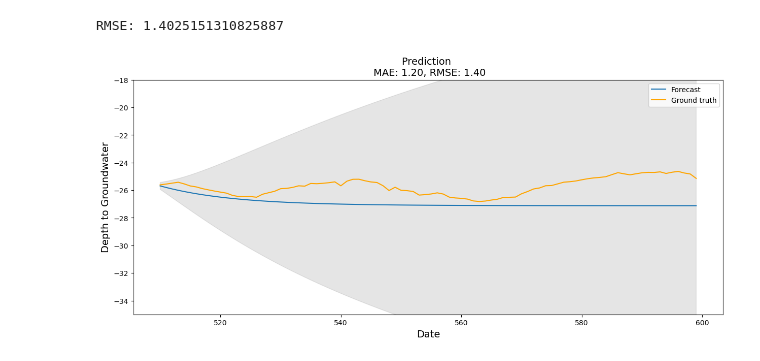
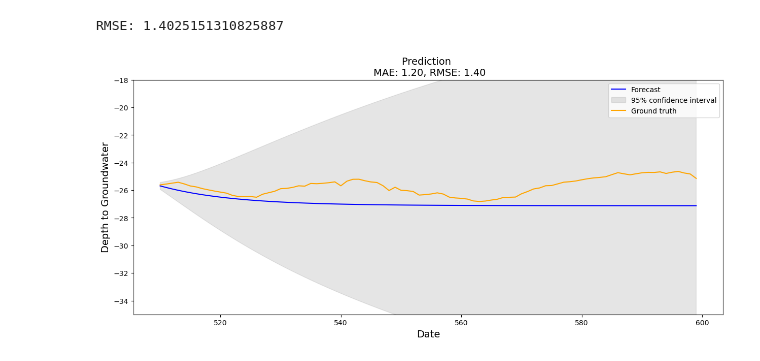
Before and after one commit to Sanath98-webdev/Projects, a Jupyter notebook: Timeseries/Timeseries.ipynb, the cells around one changed output. Drawn from its saved outputs; the diff is of its cells as text; code cells hidden in the pictures.

Commit message:
Added Auto ARIMA forecasting

```diff
--- a/Timeseries/Timeseries.ipynb
+++ b/Timeseries/Timeseries.ipynb
@@ -744,31 +744,31 @@ print(Fore.GREEN + 'RMSE: {}'.format(score_rmse))
 RMSE: 1.4025151310825887
 # %%
 # Generate predictions
-pred = model_fit.get_forecast(steps=599)
+pred = model_fit.get_forecast(steps=len(y_val))
 pred_conf = pred.conf_int()
 
 # Set up the figure and axes
 f, ax = plt.subplots(1)
 f.set_figheight(6)
 f.set_figwidth(15)
 
 # Plot the forecasted values
-ax.plot(pred.predicted_mean.index, pred.predicted_mean, label='Forecast')
-ax.fill_between(pred_conf.index, pred_conf.iloc[:, 0], pred_conf.iloc[:, 1], color='gray', alpha=0.2)
+ax.plot(pred.predicted_mean.index, pred.predicted_mean, label='Forecast', color='blue')
+ax.fill_between(pred_conf.index, pred_conf.iloc[:, 0], pred_conf.iloc[:, 1], color='gray', alpha=0.2, label='95% confidence interval')
 
 # Plot the ground truth
 sns.lineplot(x=x_val.index, y=y_val['y'], ax=ax, color='orange', label='Ground truth')
 
 # Set the title and labels
 ax.set_title(f'Prediction \n MAE: {score_mae:.2f}, RMSE: {score_rmse:.2f}', fontsize=14)
 ax.set_xlabel('Date', fontsize=14)
 ax.set_ylabel('Depth to Groundwater', fontsize=14)
 
 # Set the y-axis limits
 ax.set_ylim(-35, -18)
 
-# Show the plot
+# Show the legend
 plt.legend()
 plt.show()
 # %% [output]
-[figure, old version]
+[figure, new version]
```
Also changed, not shown: parts of 8 cells of this notebook.
